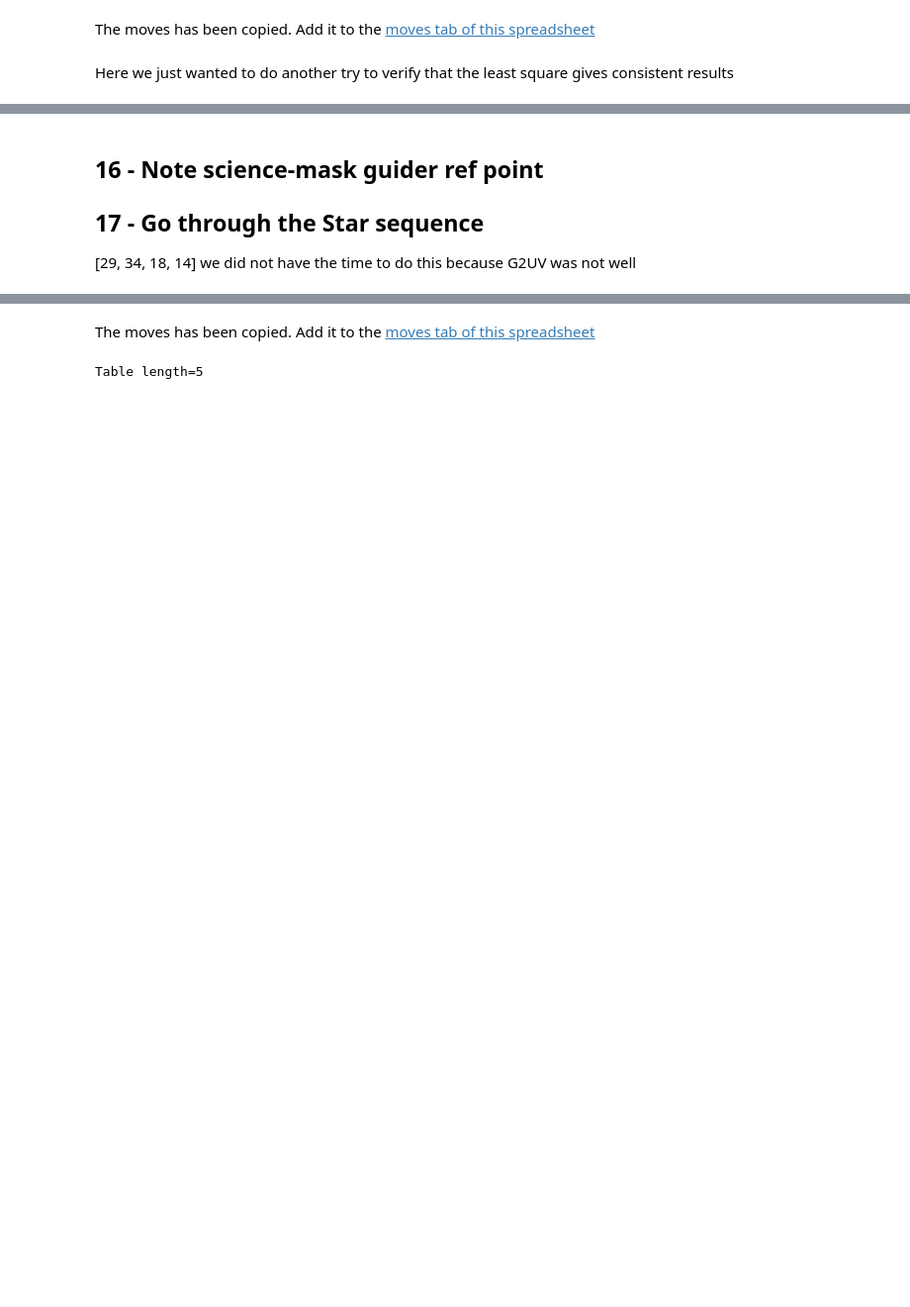
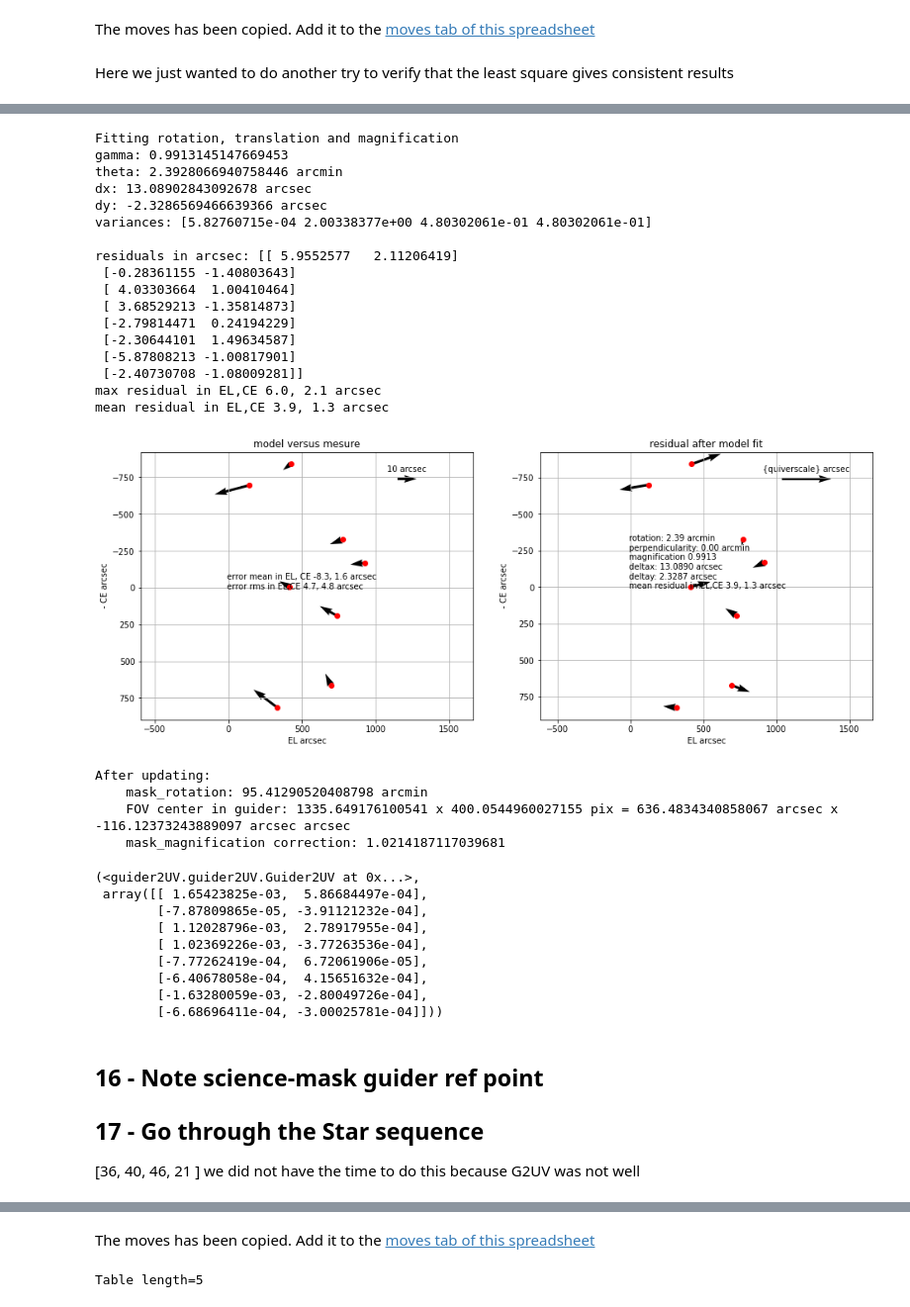
Before and after one commit to vpicouet/FireBallPipe, a Jupyter notebook: Notebook/XY_2022_F2_1_220718.ipynb, the cells around one changed output, grey strips where cells are left out. Shown at 99% size. Cells and saved outputs as stored; diff of their text form; code cells hidden in the pictures; blank space fills up the shorter version.

```diff
--- a/Notebook/XY_2022_F2_1_220718.ipynb
+++ b/Notebook/XY_2022_F2_1_220718.ipynb
@@ -475,7 +423,53 @@ After updating:
+# %%
+slits_coord_obs_det = np.array([
+[ 2009.5,	752.5      ],
+[ 1460.2,	345.5     ],
+[ 1728.5,	816.5      ],
+[ 1435.5	,1108.5      ],
+[ 1647.4	,1727.6      ],
+[ 1358.5	,1862.5      ],
+[ 1684.5	,1292.5      ],
+[ 1232.5,	470.5      ],
+[ 1842.6,	963.5      ]])
+
+slits_coord_obs = G2UV.detector2guider(slits_coord_obs_det, wave=obs_wave, angle=True  )
+G2UVcor.update_model(slits_coord_valid[1:], slits_coord_obs[1:], plot=True, figsize=(16,6))#, labels=slits_valid
+# %% [output]
+Fitting rotation, translation and magnification
+gamma: 0.9913145147669453
+theta: 2.3928066940758446 arcmin
+dx: 13.08902843092678 arcsec
+dy: -2.3286569466639366 arcsec
+variances: [5.82760715e-04 2.00338377e+00 4.80302061e-01 4.80302061e-01]
+
+residuals in arcsec: [[ 5.9552577   2.11206419]
+ [-0.28361155 -1.40803643]
+ [ 4.03303664  1.00410464]
+ [ 3.68529213 -1.35814873]
+ [-2.79814471  0.24194229]
+ [-2.30644101  1.49634587]
+ [-5.87808213 -1.00817901]
+ [-2.40730708 -1.08009281]]
+max residual in EL,CE 6.0, 2.1 arcsec
+mean residual in EL,CE 3.9, 1.3 arcsec
+[figure, added]
+After updating:
+    mask_rotation: 95.41290520408798 arcmin
+    FOV center in guider: 1335.649176100541 x 400.0544960027155 pix = 636.4834340858067 arcsec x -116.12373243889097 arcsec arcsec
+    mask_magnification correction: 1.0214187117039681
+(<guider2UV.guider2UV.Guider2UV at 0x...>,
+ array([[ 1.65423825e-03,  5.86684497e-04],
+        [-7.87809865e-05, -3.91121232e-04],
+        [ 1.12028796e-03,  2.78917955e-04],
+        [ 1.02369226e-03, -3.77263536e-04],
+        [-7.77262419e-04,  6.72061906e-05],
+        [-6.40678058e-04,  4.15651632e-04],
+        [-1.63280059e-03, -2.80049726e-04],
+        [-6.68696411e-04, -3.00025781e-04]]))
 # %% [markdown]
 
 ## 16 - Note science-mask guider ref point
 ## 17 - Go through the Star sequence
- [29, 34, 18, 14]
+[36, 40, 46, 21 ]
 we did not have the time to do this because G2UV was not well
 # %%
```
Also changed, not shown: parts of 15 cells of this notebook, 5 other files.
